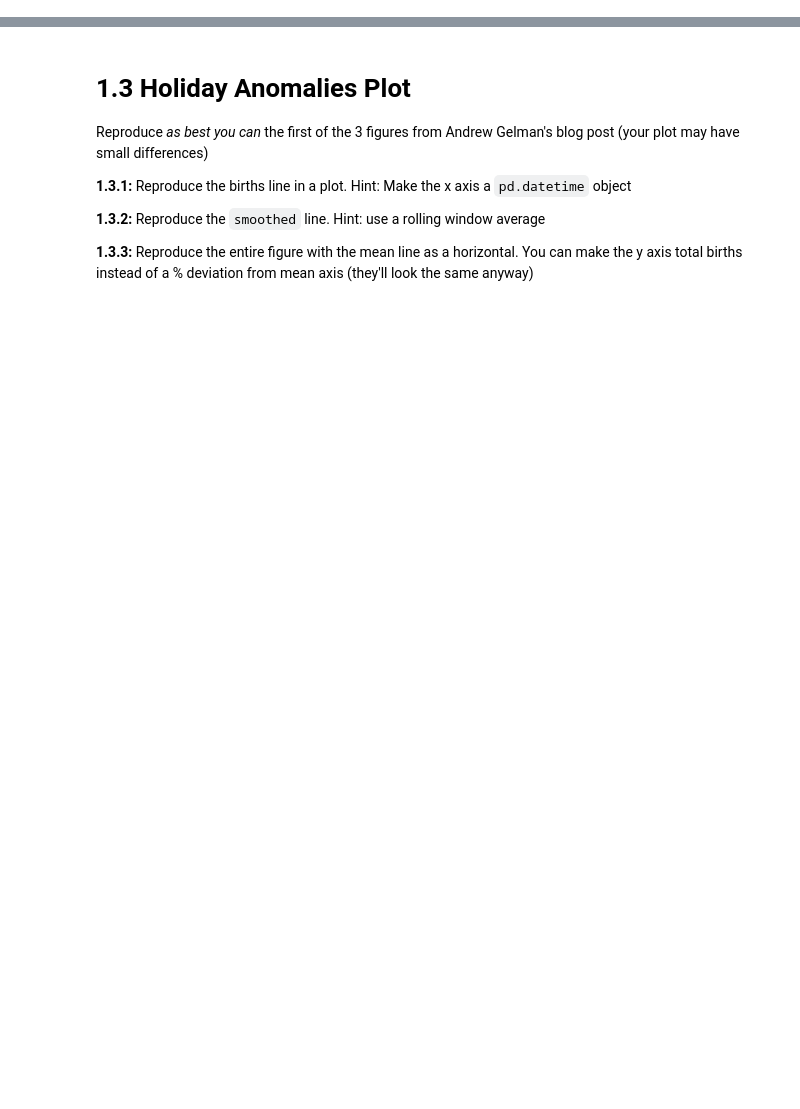
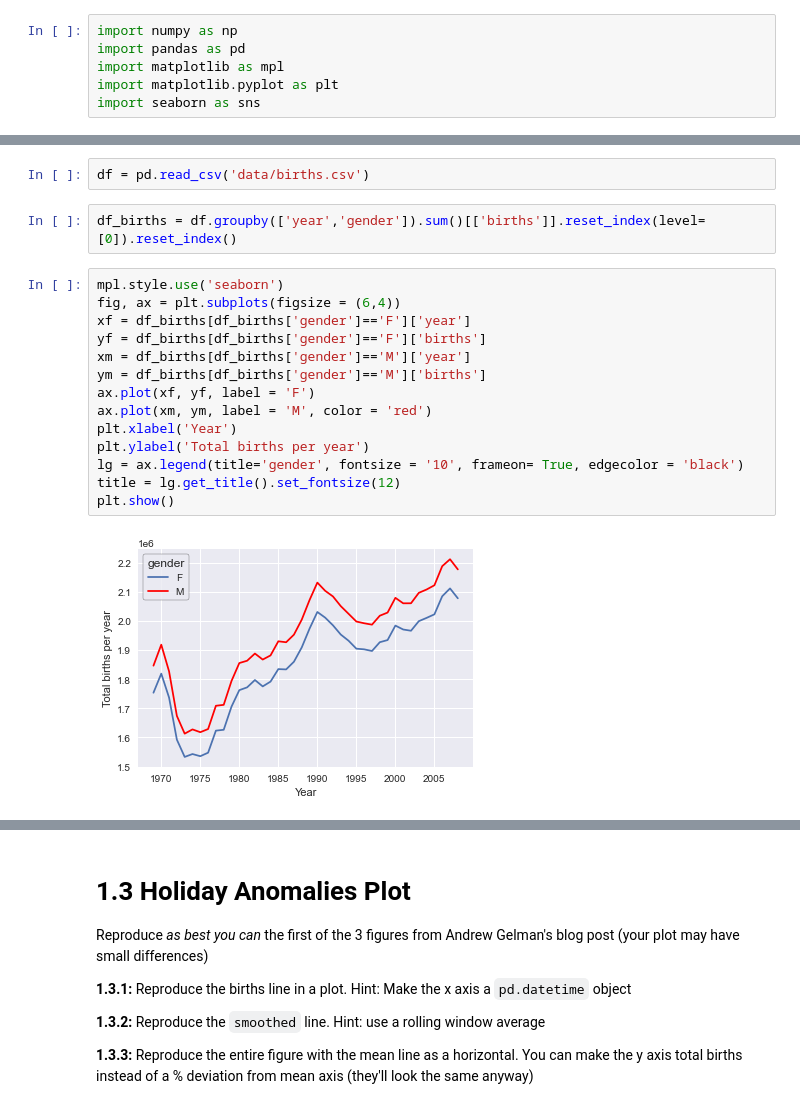
Before and after one commit to cb-ds-1/m2-3-exploration, a Jupyter notebook: workshop.ipynb, the cells around one changed output, grey strips where cells are left out. Cells and saved outputs as stored; diff of their text form; blank space fills up the shorter version.

```diff
--- a/workshop.ipynb
+++ b/workshop.ipynb
@@ -1,3 +1,9 @@
+# %%
+import numpy as np
+import pandas as pd
+import matplotlib as mpl
+import matplotlib.pyplot as plt
+import seaborn as sns
 # %% [markdown]
 # 1.1 Birth Rates
 
@@ -8,6 +14,26 @@ Reproduce the following plot of births by gender over time given the data:
 ![](births_gender.png)
 
 Note the `1e6` on the y axis for scale
+# %%
+df = pd.read_csv('data/births.csv')
+# %%
+df_births = df.groupby(['year','gender']).sum()[['births']].reset_index(level=[0]).reset_index()
+# %%
+mpl.style.use('seaborn')
+fig, ax = plt.subplots(figsize = (6,4))
+xf = df_births[df_births['gender']=='F']['year']
+yf = df_births[df_births['gender']=='F']['births']
+xm = df_births[df_births['gender']=='M']['year']
+ym = df_births[df_births['gender']=='M']['births']
+ax.plot(xf, yf, label = 'F')
+ax.plot(xm, ym, label = 'M', color = 'red')
+plt.xlabel('Year')
+plt.ylabel('Total births per year')
+lg = ax.legend(title='gender', fontsize = '10', frameon= True, edgecolor = 'black')
+title = lg.get_title().set_fontsize(12)
+plt.show()
+# %% [output]
+[figure, added]
 # %% [markdown]
 # 1.2 Births anomalies
 
```
Also changed, not shown: parts of 10 cells of this notebook.
